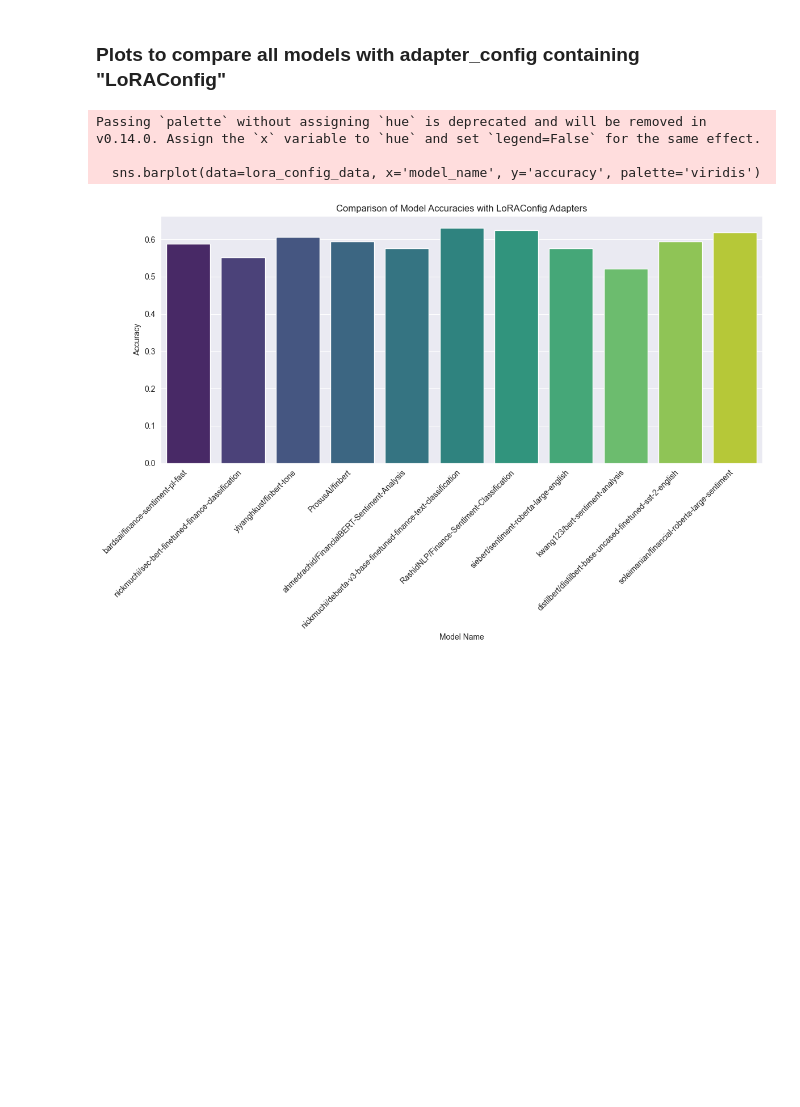
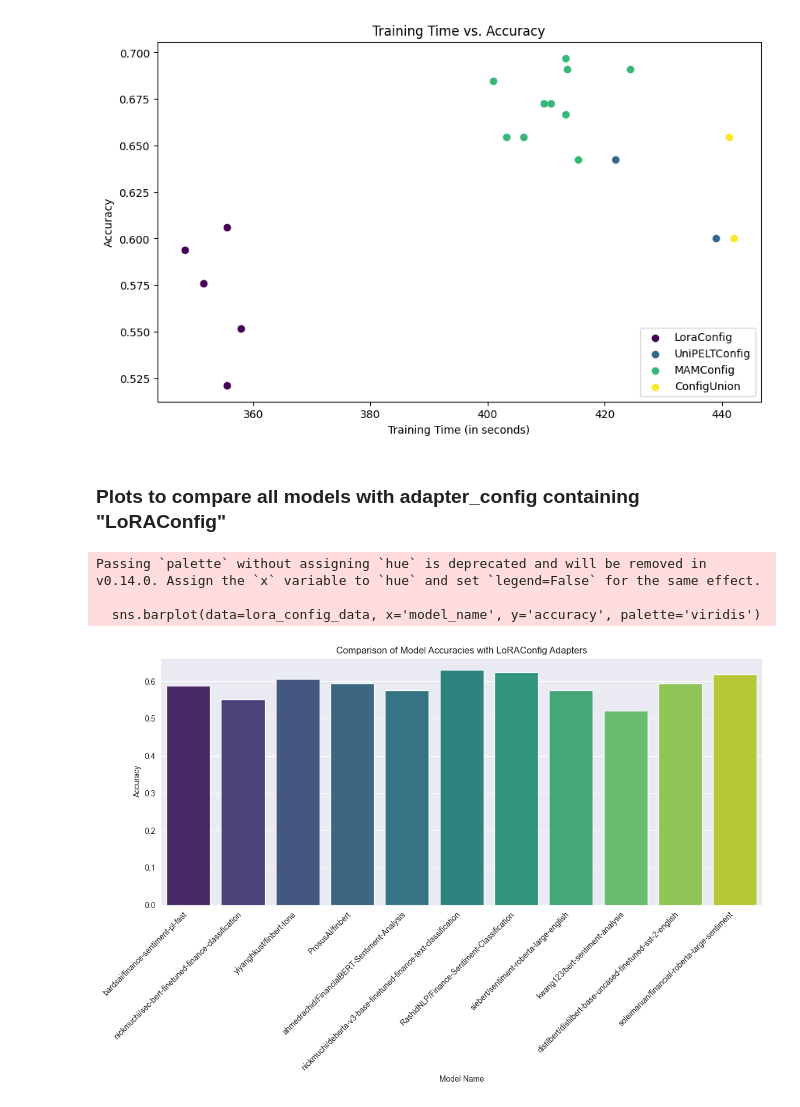
Before and after one commit to Hajuj/Applying-Enhanced-LLMs-to-Financial-Reports, a Jupyter notebook: 6. notebooks/model_analysis_plots.ipynb, the cells around one changed output. Saved outputs shown, nothing was run; the diff lists cells and outputs as text; code cells hidden in the pictures; blank space fills up the shorter version.

```diff
--- a/6. notebooks/model_analysis_plots.ipynb
+++ b/6. notebooks/model_analysis_plots.ipynb
@@ -8,3 +69,41 @@ data = pd.read_csv('../2. models/runtimes/training/training_info.csv')
+# %%
+# Calculate IQR for 'training_time'
+Q1 = filtered_data['training_time'].quantile(0.25)
+Q3 = filtered_data['training_time'].quantile(0.75)
+IQR = Q3 - Q1
+
+# Define bounds
+lower_bound = Q1 - 1.5 * IQR
+upper_bound = Q3 + 1.5 * IQR
+
+# Remove outliers
+filtered_data = filtered_data[(filtered_data['training_time'] >= lower_bound) & (filtered_data['training_time'] <= upper_bound)]
+# %%
+
+plt.figure(figsize=(10, 6))
+
+# Get unique adapter names
+adapter_config = filtered_data['adapter_config'].unique()
+
+# Create a color map
+cmap = plt.cm.get_cmap('viridis', len(adapter_config))
+
+# Plot each adapter separately
+for i, adapter in enumerate(adapter_config):
+    adapter_data = filtered_data[filtered_data['adapter_config'] == adapter]
+    plt.scatter(adapter_data['training_time'], adapter_data['accuracy'], color=cmap(i), label=adapter)
+
+
+plt.xlabel('Training Time (in seconds)')
+plt.ylabel('Accuracy')
+plt.title('Training Time vs. Accuracy')
+plt.legend(loc='lower right')  # Place legend inside plot at the bottom right
+
+# Save the plot to a file
+plt.savefig('../5. report/pictures/training_time_vs_accuracy.png')
+plt.show()
+# %% [output]
+[figure, added]
 # %% [markdown]
 ### Plots to compare all models with adapter_config containing "LoRAConfig"
 # %%
```
Also changed, not shown: parts of 4 cells of this notebook, 5 other files.
